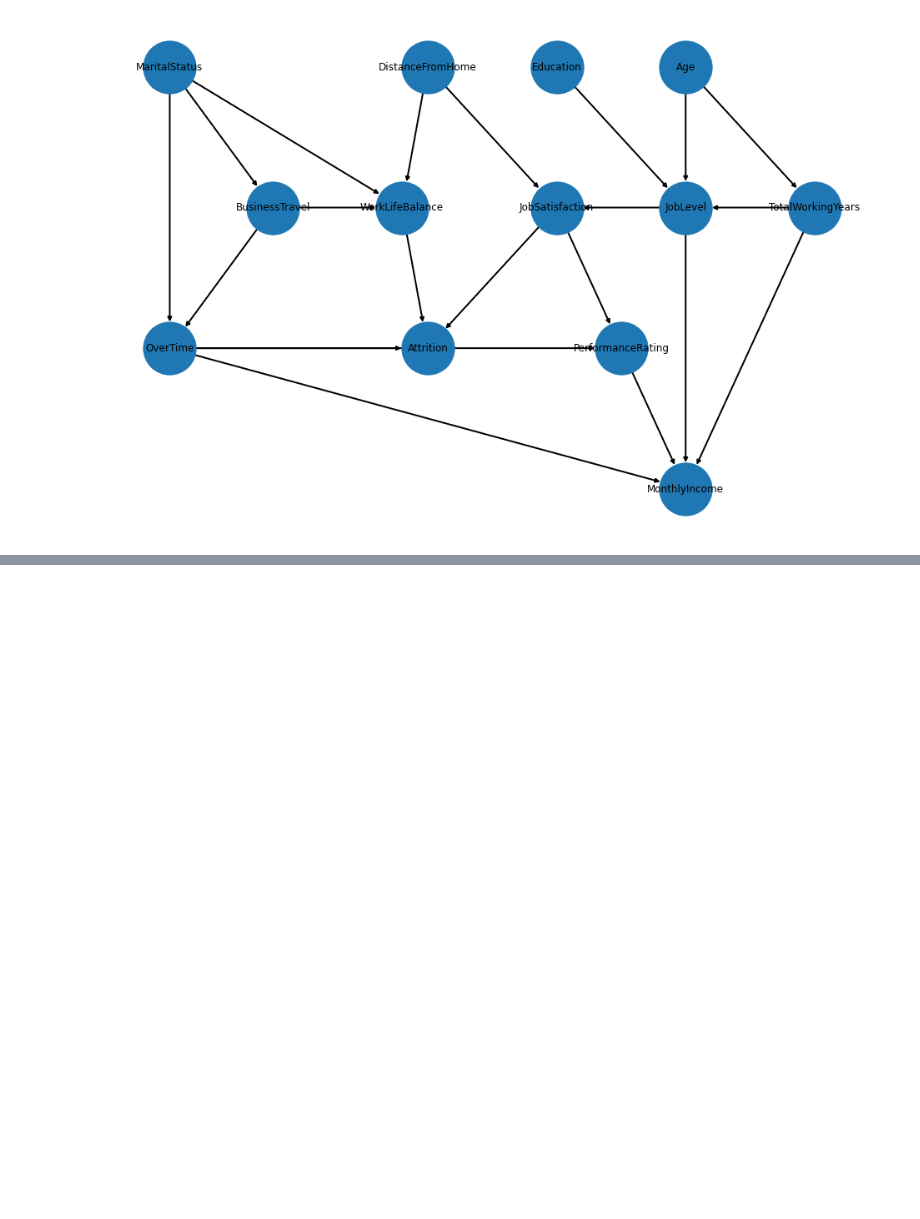
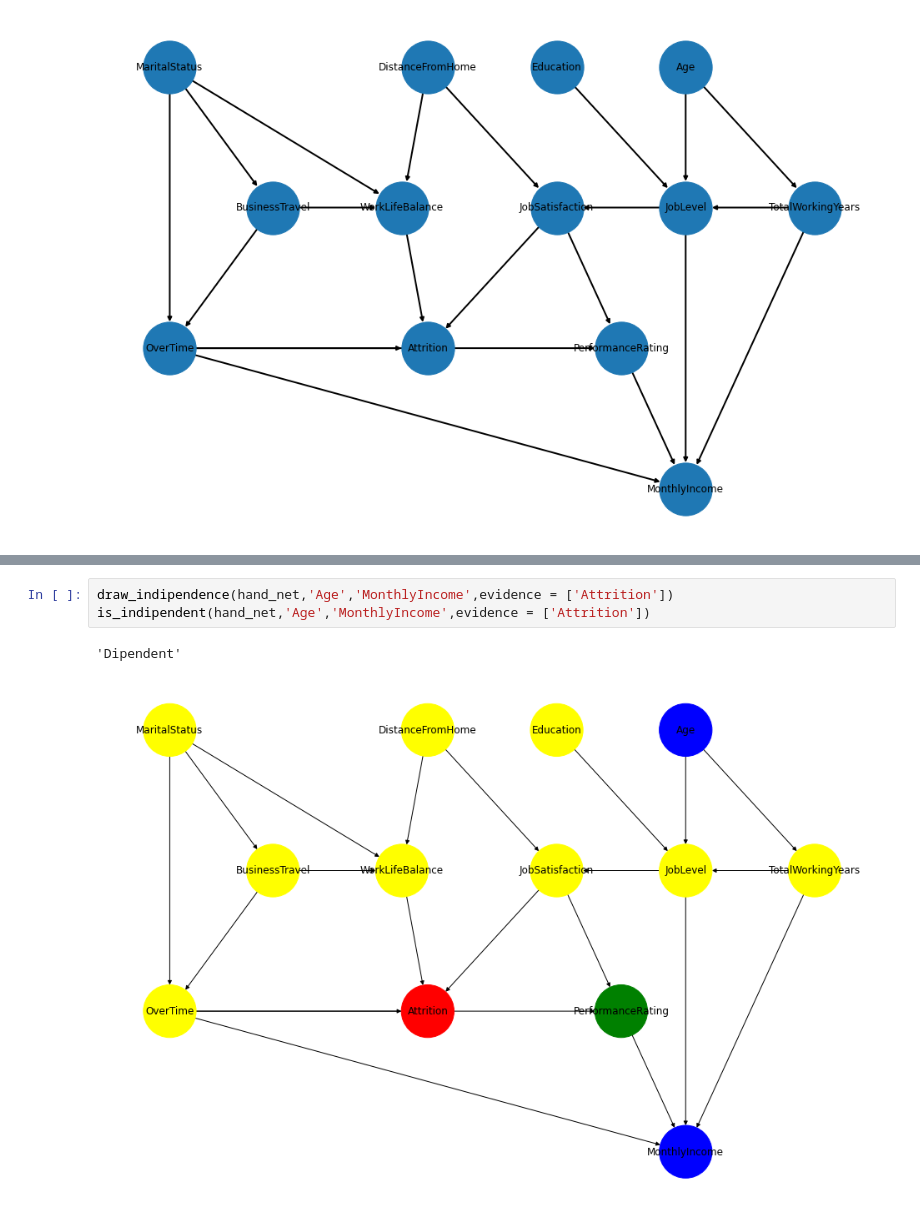
Before and after one commit to jacopodabramo/FAIKR3, a Jupyter notebook: HandMade.ipynb, the cells around one changed output, grey strips where cells are left out. Saved outputs shown, nothing was run; the diff lists cells and outputs as text; blank space fills up the shorter version.

```diff
--- a/HandMade.ipynb
+++ b/HandMade.ipynb
@@ -146,0 +232,6 @@ Added_edges:
+# %%
+draw_indipendence(hand_net,'Age','MonthlyIncome',evidence = ['Attrition'])
+is_indipendent(hand_net,'Age','MonthlyIncome',evidence = ['Attrition'])
+# %% [output]
+'Dipendent'
+[figure, added]
```
Also changed, not shown: parts of 27 cells of this notebook.
